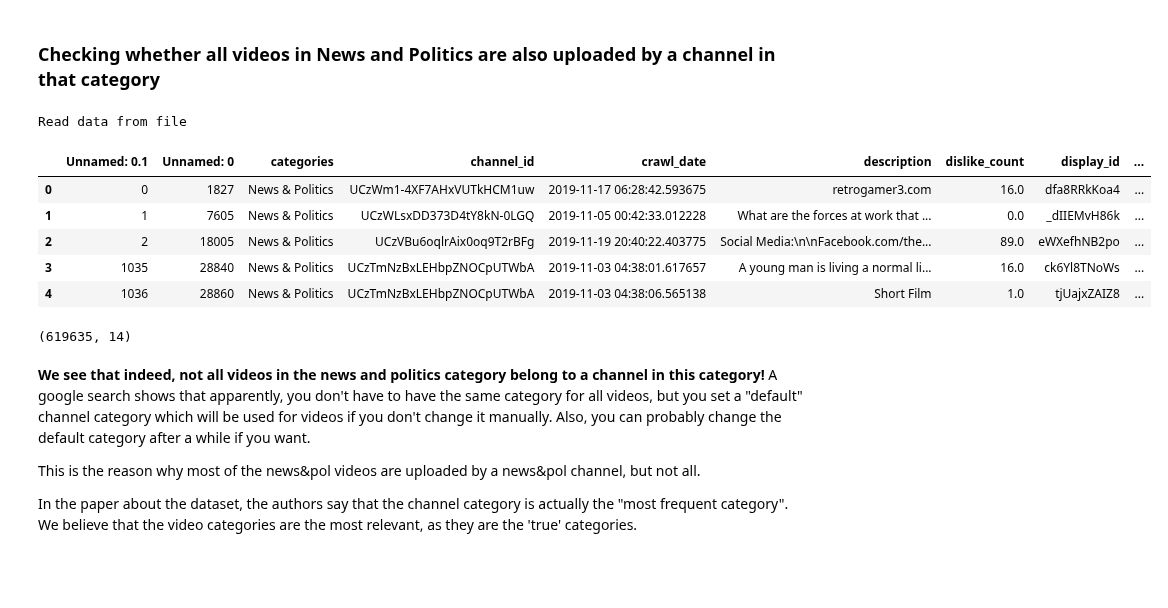
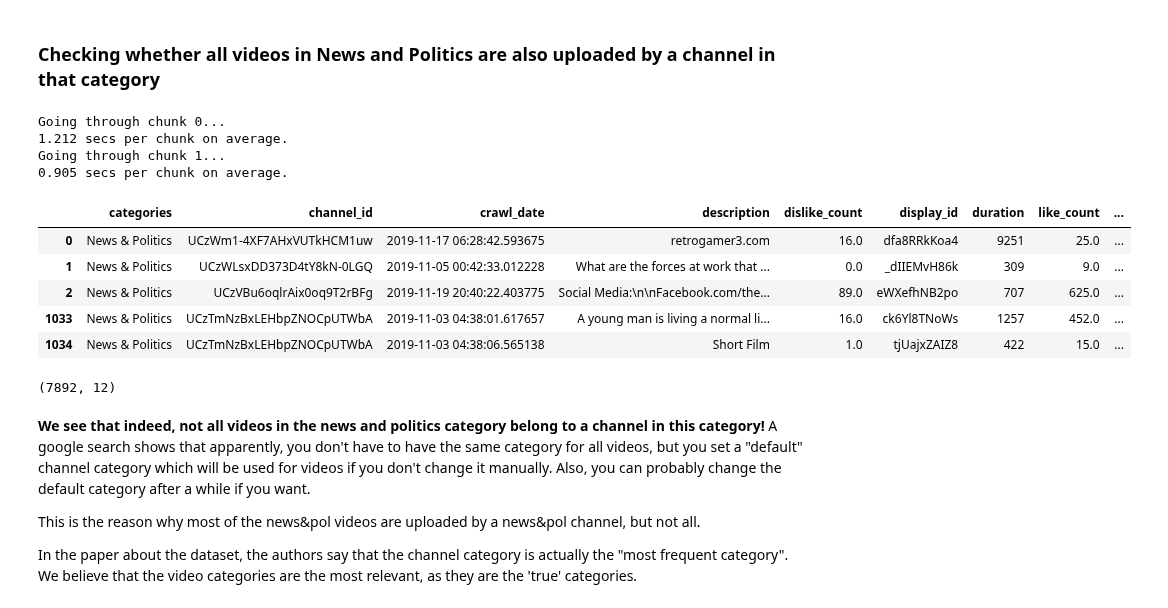
Before and after one commit to epfl-ada/ada-2024-project-thedataminions, a Jupyter notebook: analysis/analysis.ipynb, the cells around one changed output. Drawn from its saved outputs; the diff is of its cells as text; code cells hidden in the pictures; blank space fills up the shorter version.

```diff
--- a/analysis/analysis.ipynb
+++ b/analysis/analysis.ipynb
@@ -321,7 +392,7 @@ if os.path.isfile(comments_clean_filepath):
     print("File already exists, no need to generate again. Delete or rename the file to regenerate it.")
 else:
     dp.run_simple_function_on_chunks_save_csv(reader=comments_in_chunks(1000000),
-                                              fct=lambda df: dp.clean(df, save=True),
+                                              fct=lambda df: dp.clean(df, save=False),
                                               filename=comments_clean_filepath,
                                               index=False,
                                               every=30,
@@ -334,10 +405,10 @@ if os.path.isfile(videos_clean_filepath):
     print("File already exists, no need to generate again. Delete or rename the file to regenerate it.")
 else:
     dp.run_simple_function_on_chunks_save_csv(reader=videos_in_chunks(100000),
-                                              fct=lambda df: dp.clean(df, save=True),
+                                              fct=lambda df: dp.clean(df, save=False),
                                               filename=videos_clean_filepath,
                                               index=False,
-                                              every=30,
+                                              every=15,
                                               overwrite=False,
                                               print_time=(100000, 72924794))
 # %% [output]
@@ -465,7 +533,7 @@ except FileNotFoundError:  # otherwise, generate it and save
     videos_per_category_counts_total = videos_per_category_counts_per_chunk.sum().to_frame(name='total_count').reset_index()
     videos_per_category_counts_total.columns = ['category', 'total_count']
 
-    videos_per_category_counts_total.to_csv()  # save the created dataframe so we don't have to generate it again
+    videos_per_category_counts_total.to_csv(videos_by_category_filepath,)  # save the created dataframe so we don't have to generate it again
 
 
 # Display the final distribution
@@ -507,7 +592,8 @@ else:  # if not, generate the file. The data is directly saved to a new datafram
     dp.run_simple_function_on_chunks_save_csv(videos_in_chunks_clean(chunksize=100000),
                                               lambda x: x[x.categories == "News & Politics"],
                                               filename=videos_in_news_pol_filepath,
+                                              index=False,
                                               overwrite=False,  # will not overwrite existing files
-                                              every=30,  # will save to the csv every 30 chunks
+                                              every=15,  # will save to the csv every 15 chunks
                                               print_time=(100000, 72924794))
 # %% [output]
@@ -550,4 +664,4 @@ try:
     print("Read data from file")
 except FileNotFoundError:
     df_channels_news_pol = df_channels_clean[df_channels_clean.category_cc == "News & Politics"]
-    df_channels_news_pol.to_csv(channels_news_pol_filepath)
+    df_channels_news_pol.to_csv(channels_news_pol_filepath, index=False)
@@ -569,36 +681,39 @@ display(df_channels_news_pol.shape)
 # %%
 # check if all videos we found in news&pol are also published by a channel in category n&p
 
 videos_news_pol__channel_not_news_pol_filepath = dataset_root_path + "../generated_data/videos_in_news_pol__channel_not_in_news_pol.csv"
 
 try:
     df_videos_news_pol__channel_not_news_pol = pd.read_csv(videos_news_pol__channel_not_news_pol_filepath)
     print("Read data from file")
 except FileNotFoundError:
     # go through the large file of news and politics videos in chunks,
     # and extract all videos which were not uploaded by a News & Politics channel
 
     df_videos_news_pol__channel_not_news_pol = dp.run_simple_function_on_chunks_concat(
         reader=pd.read_csv(dataset_root_path + "../generated_data/videos_in_news_pol.csv", chunksize=100000),
         fct=lambda chunk: chunk[np.logical_not(chunk.channel_id.isin(df_channels_news_pol.channel))],
         print_time=True
         )
 
     # save the resuls to a csv
-    df_videos_news_pol__channel_not_news_pol.to_csv(videos_news_pol__channel_not_news_pol_filepath)
+    df_videos_news_pol__channel_not_news_pol.to_csv(videos_news_pol__channel_not_news_pol_filepath, index=False)
 
 
 display(df_videos_news_pol__channel_not_news_pol.head())
 display(df_videos_news_pol__channel_not_news_pol.shape)
 # %% [output]
-Read data from file
+Going through chunk 0...
+1.212 secs per chunk on average.
+Going through chunk 1...
+0.905 secs per chunk on average.
-|  | Unnamed: 0.1 | Unnamed: 0 | categories | channel_id | crawl_date | description | dislike_count | display_id | ... |
-| 0 | 0 | 1827 | News & Politics | UCzWm1-4XF7AHxVUTkHCM1uw | 2019-11-17 06:28:42.593675 | retrogamer3.com | 16.0 | dfa8RRkKoa4 | ... |
-| 1 | 1 | 7605 | News & Politics | UCzWLsxDD373D4tY8kN-0LGQ | 2019-11-05 00:42:33.012228 | What are the forces at work that ... | 0.0 | _dIIEMvH86k | ... |
-| 2 | 2 | 18005 | News & Politics | UCzVBu6oqlrAix0oq9T2rBFg | 2019-11-19 20:40:22.403775 | Social Media:\n\nFacebook.com/the... | 89.0 | eWXefhNB2po | ... |
-| 3 | 1035 | 28840 | News & Politics | UCzTmNzBxLEHbpZNOCpUTWbA | 2019-11-03 04:38:01.617657 | A young man is living a normal li... | 16.0 | ck6Yl8TNoWs | ... |
-| 4 | 1036 | 28860 | News & Politics | UCzTmNzBxLEHbpZNOCpUTWbA | 2019-11-03 04:38:06.565138 | Short Film | 1.0 | tjUajxZAIZ8 | ... |
+|  | categories | channel_id | crawl_date | description | dislike_count | display_id | duration | like_count | ... |
+| 0 | News & Politics | UCzWm1-4XF7AHxVUTkHCM1uw | 2019-11-17 06:28:42.593675 | retrogamer3.com | 16.0 | dfa8RRkKoa4 | 9251 | 25.0 | ... |
+| 1 | News & Politics | UCzWLsxDD373D4tY8kN-0LGQ | 2019-11-05 00:42:33.012228 | What are the forces at work that ... | 0.0 | _dIIEMvH86k | 309 | 9.0 | ... |
+| 2 | News & Politics | UCzVBu6oqlrAix0oq9T2rBFg | 2019-11-19 20:40:22.403775 | Social Media:\n\nFacebook.com/the... | 89.0 | eWXefhNB2po | 707 | 625.0 | ... |
+| 1033 | News & Politics | UCzTmNzBxLEHbpZNOCpUTWbA | 2019-11-03 04:38:01.617657 | A young man is living a normal li... | 16.0 | ck6Yl8TNoWs | 1257 | 452.0 | ... |
+| 1034 | News & Politics | UCzTmNzBxLEHbpZNOCpUTWbA | 2019-11-03 04:38:06.565138 | Short Film | 1.0 | tjUajxZAIZ8 | 422 | 15.0 | ... |
-(619635, 14)
+(7892, 12)
 # %% [markdown]
 **We see that indeed, not all videos in the news and politics category belong to a channel in this category!**
 A google search shows that apparently, you don't have to have the same category for all videos, but you set a "default" channel category which will be used for videos if you don't change it manually. Also, you can probably change the default category after a while if you want.
```
Also changed, not shown: parts of 35 cells of this notebook, 1 other file.
